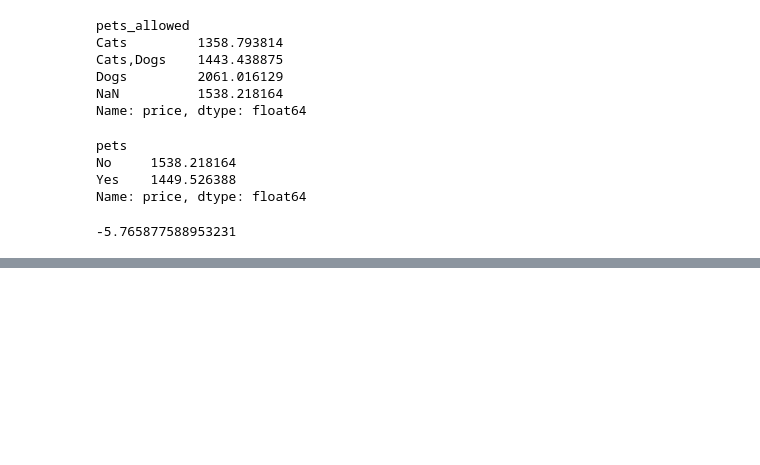
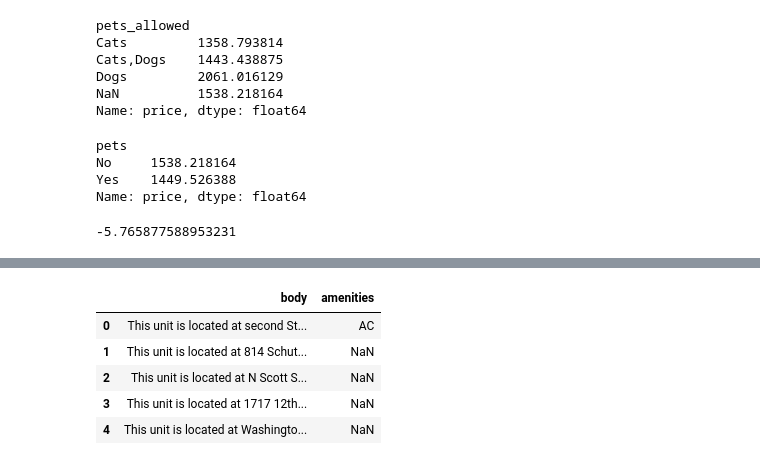
Before and after one commit to darrelljing21/ITEC4305-project, a Jupyter notebook: notebooks/process.ipynb, the cells around one changed output, grey strips where cells are left out. Drawn from its saved outputs; the diff is of its cells as text; code cells hidden in the pictures; blank space fills up the shorter version.

```diff
--- a/notebooks/process.ipynb
+++ b/notebooks/process.ipynb
@@ -197,3 +197,74 @@ increase = ((avg['Yes'] - avg['No']) / avg['No']) * 100
 print(increase)
 # %% [output]
 -5.765877588953231
+# %%
+import pandas as pd
+import numpy as np
+
+
+# Assuming 'rent' is your DataFrame, as per previous interactions.
+
+
+# 1. Define the complete list of unique amenity keywords from your provided data.
+# This list is derived directly from the amenities table.
+amenity_keywords = [
+    'Parking', 'Dishwasher', 'Pool', 'Refrigerator', 'Patio/Deck',
+    'Cable or Satellite', 'Storage', 'Gym', 'Internet Access', 'Clubhouse',
+    'Garbage Disposal', 'Washer Dryer', 'Fireplace', 'Playground', 'AC',
+    'Elevator', 'Tennis', 'Gated', 'Wood Floors', 'Hot Tub', 'Wifi', 'Internet'
+    'Basketball', 'TV', 'View', 'Doorman', 'Alarm', 'Golf', 'Luxury', 'Garage', 'Amenities',
+    'Amenity', 'Laundry', 'Laundry Room', 'Laundry Facility', 'Laundry Onsite', 'Laundry In Unit',
+    'Playroom', 'Study Room', 'Spa', 'Microwave', 'Oven', 'BBQ', 'Patio', 'Deck'
+]
+
+
+# 2. Iterate through each row in the DataFrame to perform the check and update.
+for index, row in df.iterrows():
+    # Get the body text and amenities, handling potential missing values.
+    # Convert body to string and lowercase for case-insensitive matching.
+    body_text = str(row['body']).lower() if pd.notna(row['body']) else ""
+
+    # Handle the existing amenities column. We'll split it into a list for easy checking.
+    # If the column is NaN, we treat it as an empty list.
+    if pd.isna(row['amenities']):
+        existing_amenities_list = []
+    else:
+        # Split by comma to get individual amenities. We can assume the input might be like the examples.
+        # Converting existing to lowercase for robust comparison.
+        existing_amenities_list = [a.strip().lower() for a in str(row['amenities']).split(',')]
+
+
+    # 3. Identify keywords in 'body' that are NOT in the 'amenities' list.
+    missing_amenities = []
+    for keyword in amenity_keywords:
+        keyword_lower = keyword.lower()
+        # Check if the lowercased keyword is in the lowercased body text.
+        if keyword_lower in body_text:
+            # Check if this keyword is NOT already present in the existing amenities list.
+            if keyword_lower not in existing_amenities_list:
+                # Add the original-cased keyword to our list of missing ones.
+                missing_amenities.append(keyword)
+
+
+    # 4. If any missing amenities were found, update the 'amenities' column for that row.
+    if missing_amenities:
+        # Create a string of the missing amenities, joined by a comma and space.
+        new_amenities_string = ', '.join(missing_amenities)
+
+        # Determine the final updated amenities string.
+        # If the original was NaN (no initial amenities), just use the new ones.
+        if pd.isna(row['amenities']):
+            updated_amenities = new_amenities_string
+        else:
+            # Append the new string to the existing, separated by a comma.
+            # This replicates the format shown in the example images.
+            updated_amenities = f"{row['amenities']}, {new_amenities_string}"
+
+        # Update the cell directly in the DataFrame.
+        df.at[index, 'amenities'] = updated_amenities
+
+
+# Optional: Show the first few rows of the updated columns to verify.
+print("Successfully checked 'body' for missing keywords and updated 'amenities' column.")
+display(df[['body', 'amenities']].head())
+# %% [output]
@@ -199,0 +272,6 @@ print(increase)
+|  | body | amenities |
+| 0 | This unit is located at second St... | AC |
+| 1 | This unit is located at 814 Schut... | NaN |
+| 2 | This unit is located at N Scott S... | NaN |
+| 3 | This unit is located at 1717 12th... | NaN |
+| 4 | This unit is located at Washingto... | NaN |
```
Also changed, not shown: parts of 2 cells of this notebook.
